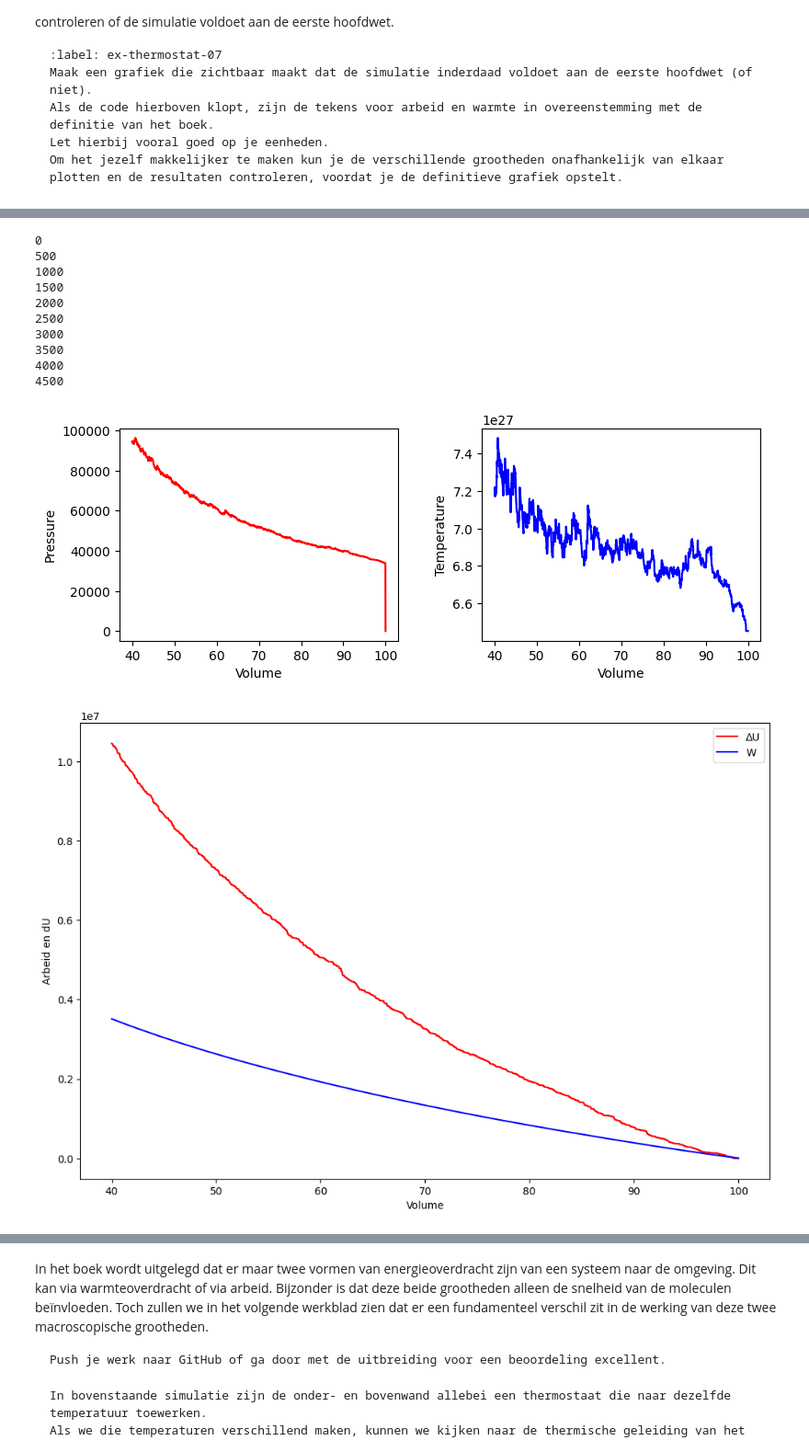
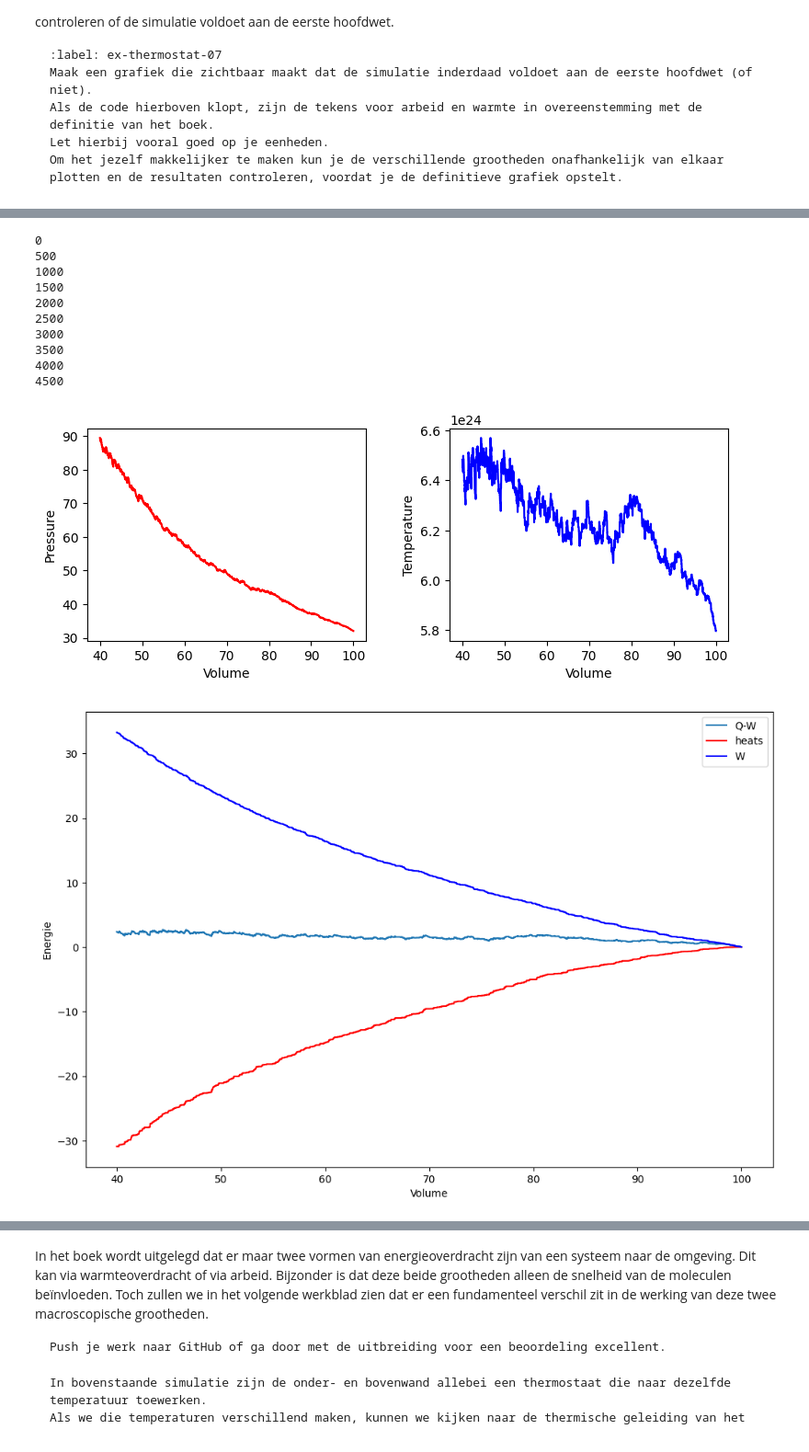
Before and after one commit to BobVill/32, a Jupyter notebook: Content/PySim/8_thermostaat.ipynb, the cells around one changed output, grey strips where cells are left out. Shown at 92% size. Saved outputs shown, nothing was run; the diff lists cells and outputs as text; code cells hidden in the pictures.

```diff
--- a/Content/PySim/8_thermostaat.ipynb
+++ b/Content/PySim/8_thermostaat.ipynb
@@ -141,6 +141,7 @@ def temperature(particles) -> float:
         kinetic = (p.m * (vx**2 + vy**2)) / 2
         tot_kin += kinetic
     temp = 2*(tot_kin*422**2/N)/ (2 * k_B)
+    temp=4*np.mean(tot_kin)/k_B
     return temp
 
 
@@ -286,6 +287,17 @@ box_length = BOX_SIZE_0         # zetten zuiger terug
 v_piston = 0.2 * V_PISTON_0
 create_particles(particles)     # resetten deeltjes
 set_temp = temperature(particles)
+
+def top_down_collision(particle: ParticleClass) -> None:
+    """ verzorgen van botsingen met wand boven en onder, die als thermostaat kunnen werken """
+    global box_height, set_temp, impulse_outward, heat
+    if abs(particle.r[1]) + particle.R > box_height / 2:
+        temp_factor = (set_temp/temperature(particles)) if set_temp > 0 else 1.0
+        particle.r[1] = np.sign(particle.r[1]) * (box_height/2 - particle.R)
+        impulse_outward += abs(particle.momentum[1]) * (1 + temp_factor**0.5)
+        heat += particle.kin_energy * (temp_factor - 1)
+        particle.v *= temp_factor**0.5 # De wortel wordt genomen van de factor
+        particle.v[1] *= -1 # snelheid draait om na het botsen
 
 for i in range(N_steps):
     take_time_step(particles)
@@ -446,56 +476,73 @@ create_particles(particles)     # resetten deeltjes
 set_temp = temperature(particles)
 vorige_U = N * k_B * temperature(particles)
 
-
+def top_down_collision(particle: ParticleClass) -> None:
+    """ verzorgen van botsingen met wand boven en onder, die als thermostaat kunnen werken """
+    global box_height, set_temp, impulse_outward, heat
+    if abs(particle.r[1]) + particle.R > box_height / 2:
+        temp_factor = (set_temp/temperature(particles)) if set_temp > 0 else 1.0
+        particle.r[1] = np.sign(particle.r[1]) * (box_height/2 - particle.R)
+        impulse_outward += abs(particle.momentum[1]) * (1 + temp_factor**0.5)
+        heat += particle.kin_energy * (temp_factor - 1)
+        particle.v *= temp_factor**0.5 # De wortel wordt genomen van de factor
+        particle.v[1] *= -1 # snelheid draait om na het botsen
 
 for i in range(N_steps):
     take_time_step(particles)
+    pressure = N * k_B * temperature(particles) / (box_length * box_height)
+    #U0 = N * k_B * temperature(particles)
     pressures[i] = pressure
     volumes[i] = box_length * box_height
     temperatures[i] = temperature(particles)
+    #heat = dU[i] + work
     heats[i] = heat
     works[i] = work
-    U = N * k_B * temperature(particles)
-    dU[i] = dU[i-1] + np.sqrt((U - vorige_U)**2) if i != 0 else np.sqrt((U - vorige_U)**2)
-    dV=volumes[i]-volumes[i-1] if i !=0 else 0
-    pressure = N * k_B * temperature(particles) / (box_length * box_height)
-    work += pressure * dV
-    works[i]=work
-    vorige_U = U
+    #U = sum(0.5 * p.m * np.dot(p.v, p.v) for p in particles)
+    #U = N * k_B * temperature(particles)
+    #dU[i] = U - U0
+
+    #dU[i] = dU[i-1] + np.sqrt((U - vorige_U)**2) if i != 0 else np.sqrt((U - vorige_U)**2)
+    #dV=volumes[i]-volumes[i-1] if i !=0 else 0
+
+    #work += 2 * particle.m * relative_velocity * piston_velocity
+    #work += pressure * dV
+    #works[i]=work
+    #vorige_U = U
     if i%500==0:
         print(i)
 
 
 fig, (ax1, ax2) = plt.subplots(1, 2, figsize=(9, 3))
 ax1.set_xlabel('Volume')
 ax1.set_ylabel('Pressure')
 ax2.set_xlabel('Volume')
 ax2.set_ylabel('Temperature')
 fig.tight_layout
 
 ax1.plot(volumes, pressures, '-r')
 ax2.plot(volumes, temperatures, '-b')
 
 plt.subplots_adjust(wspace=0.3)
 plt.show()
 
 plt.figure(figsize=(12,8))
-plt.plot(volumes,dU,'r-', label='ΔU')
-plt.plot(volumes,-works,'b-', label='W')
+plt.plot(volumes, heats-works, label='Q-W')
+plt.plot(volumes, heats, 'r-', label='heats')
+plt.plot(volumes, -works, 'b-', label='W')
 plt.xlabel('Volume')
-plt.ylabel('Arbeid en dU')
+plt.ylabel('Energie')
 plt.legend()
 plt.show()
 # %% [output]
 0
 500
 1000
 1500
 2000
 2500
 3000
 3500
 4000
 4500
-[figure, old version]
+[figure, new version]
-[figure, old version]
+[figure, new version]
```
Also changed, not shown: parts of 6 cells of this notebook.
